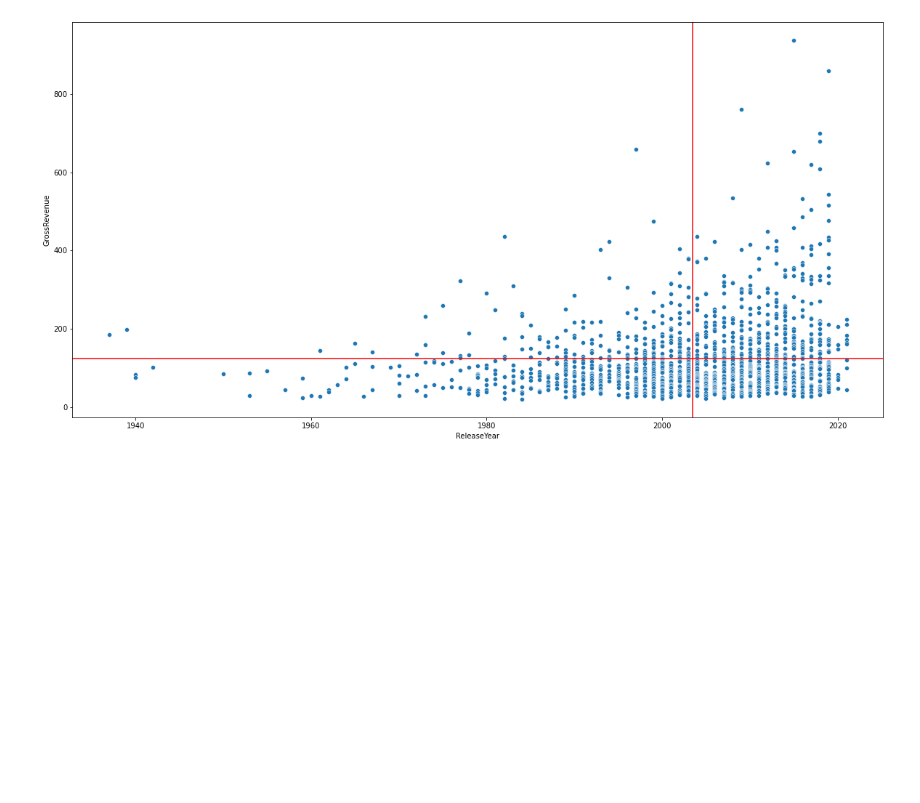
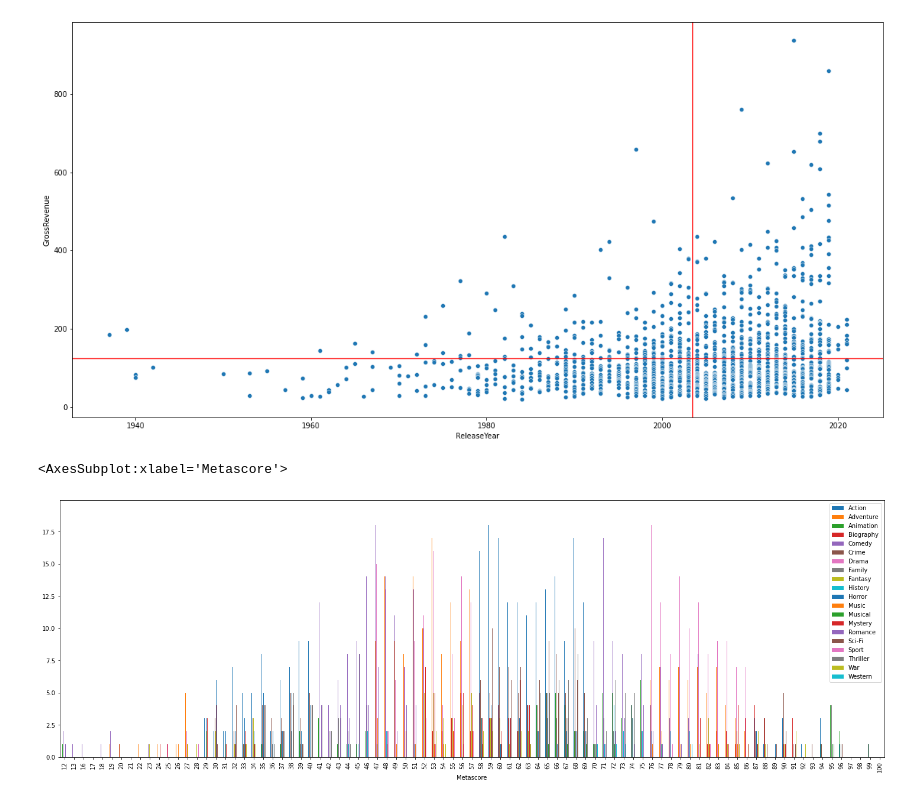
Before and after one commit to galongoria/midterm-project-imdb, a Jupyter notebook: drafts/Second_Draft.ipynb, the cells around one changed output. Cells and saved outputs as stored; diff of their text form; code cells hidden in the pictures; blank space fills up the shorter version.

Commit message:
New plots with the dummy variables

```diff
--- a/drafts/Second_Draft.ipynb
+++ b/drafts/Second_Draft.ipynb
@@ -91,3 +91,35 @@ plot11.axvline(np.mean(df["ReleaseYear"]), color="red")
 # %% [output]
 <matplotlib.lines.Line2D at 0x...>
 [figure]
+# %%
+genres = [
+    'Action',
+    'Adventure',
+    'Animation',
+    'Biography',
+    'Comedy',
+    'Crime',
+    'Drama',
+    'Family',
+    'Fantasy',
+    'History',
+    'Horror',
+    'Music',
+    'Musical',
+    'Mystery',
+    'Romance',
+    'Sci-Fi',
+    'Sport',
+    'Thriller',
+    'War',
+    'Western'
+]
+# %%
+(
+    df.groupby("Metascore")[genres]
+    .sum()
+    .plot.bar(figsize=(25, 8))
+)
+# %% [output]
+<AxesSubplot:xlabel='Metascore'>
+[figure, added]
```
Also changed, not shown: parts of 8 cells of this notebook, 16 other files.
